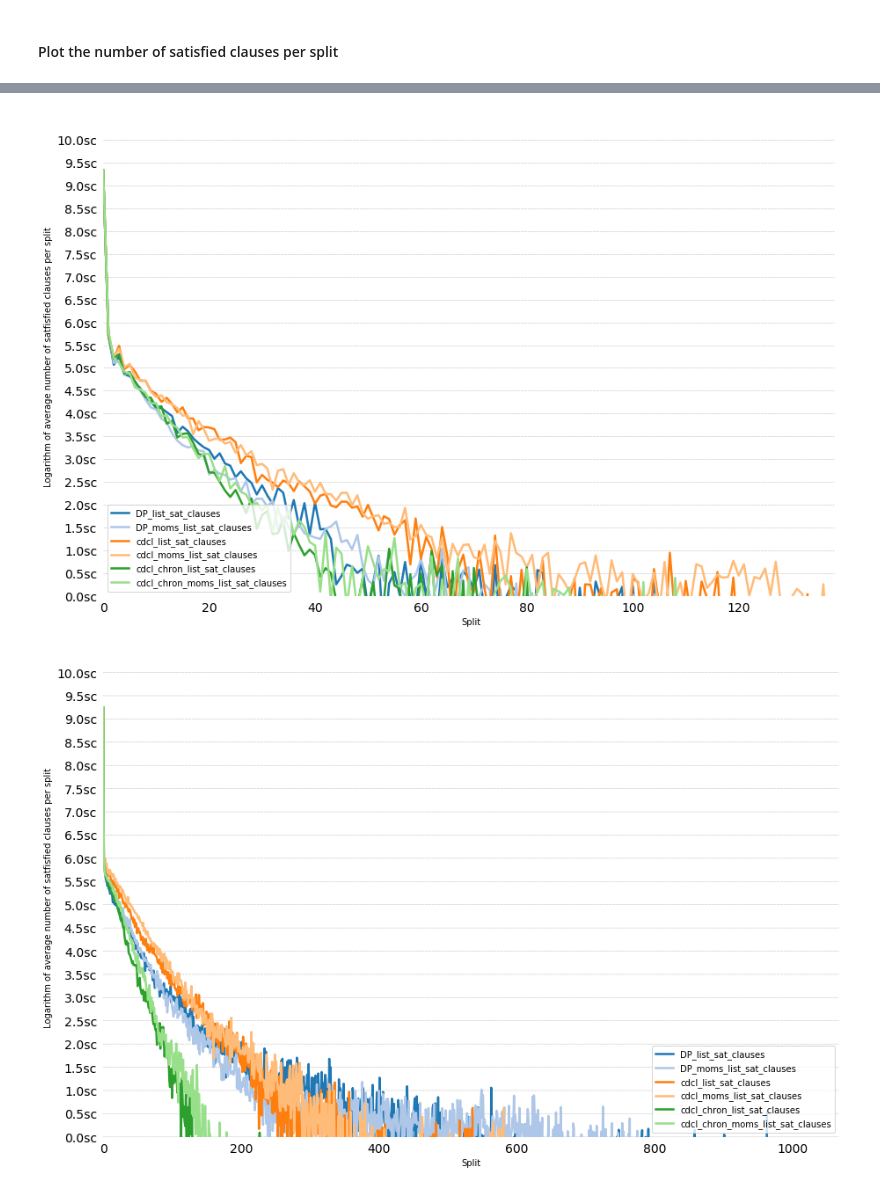
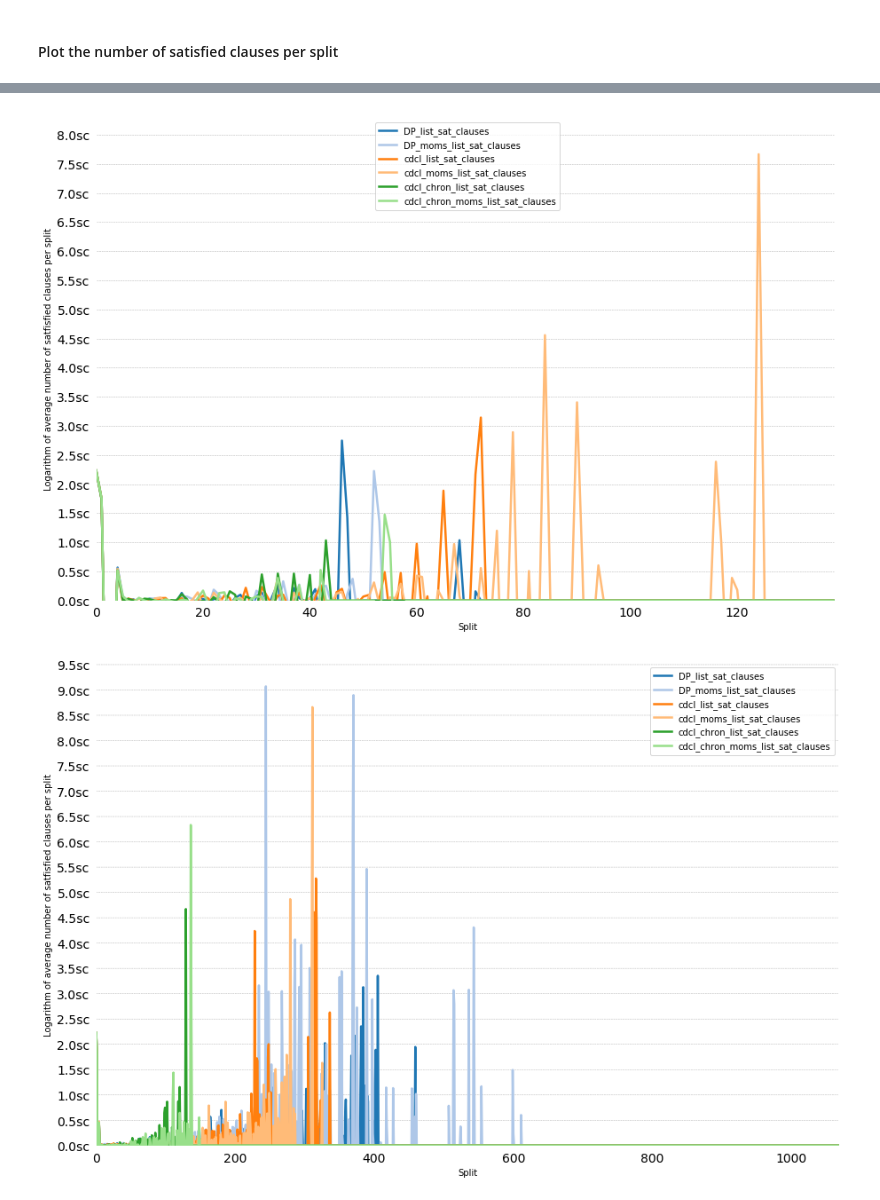
Before and after one commit to freelectron/sat-solver, a Jupyter notebook: Report Notebook.ipynb, the cells around one changed output, grey strips where cells are left out. Cells and saved outputs as stored; diff of their text form; code cells hidden in the pictures.

```diff
--- a/Report Notebook.ipynb
+++ b/Report Notebook.ipynb
@@ -244,7 +244,10 @@ for df in list_dfs:
 # Run only once (!)
 for k, df in  avg_sat_clauses_dict.items():
     for column in df.columns:
-        df[column] = np.log(df[column])
+        # log
+#         df[column] = np.log(df[column])
+        # weighted
+        df[column] = np.convolve(df[column].values,[-1,0,1])[:-2]
     # df.name does not store the name anymore,
     #    it stores the highest split for which average sat clauses are available
     n =  df.name # + 20
@@ -324,2 +327,2 @@ for k, df in  avg_sat_clauses_dict.items():
-[figure, old version]
+[figure, new version]
-[figure, old version]
+[figure, new version]
```
Also changed, not shown: parts of 2 cells of this notebook.
